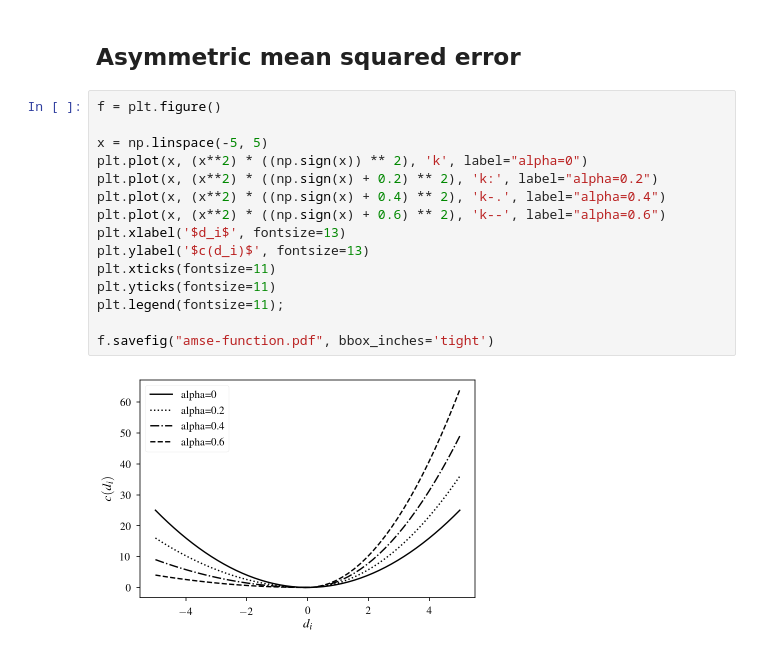
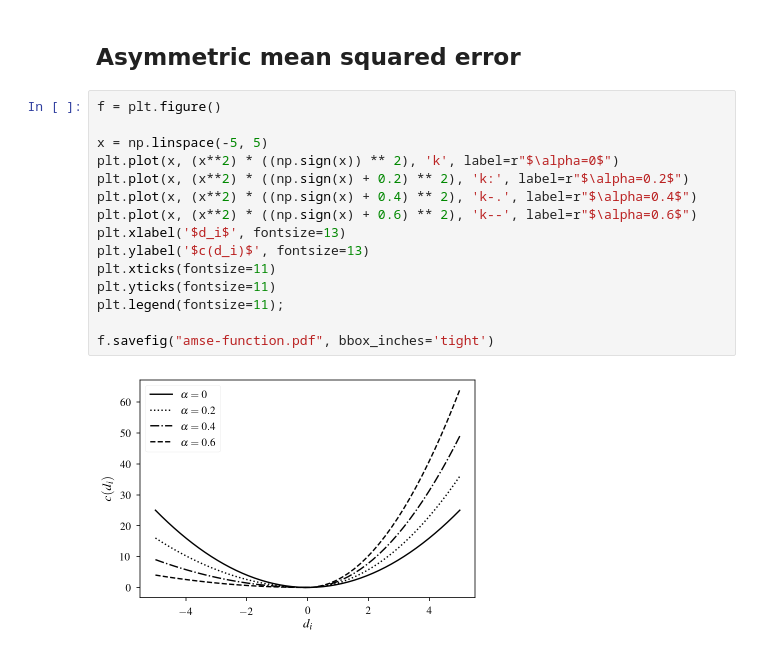
Before and after one commit to vcahlik/fifteen-puzzle, a Jupyter notebook: prototype/notebooks/AsymmetricCostFunction.ipynb, the cells around one changed output. Drawn from its saved outputs; the diff is of its cells as text.

```diff
--- a/prototype/notebooks/AsymmetricCostFunction.ipynb
+++ b/prototype/notebooks/AsymmetricCostFunction.ipynb
@@ -16,17 +16,17 @@ rc('text', usetex=True)
 # %%
 f = plt.figure()
 
 x = np.linspace(-5, 5)
-plt.plot(x, (x**2) * ((np.sign(x)) ** 2), 'k', label="alpha=0")
-plt.plot(x, (x**2) * ((np.sign(x) + 0.2) ** 2), 'k:', label="alpha=0.2")
-plt.plot(x, (x**2) * ((np.sign(x) + 0.4) ** 2), 'k-.', label="alpha=0.4")
-plt.plot(x, (x**2) * ((np.sign(x) + 0.6) ** 2), 'k--', label="alpha=0.6")
+plt.plot(x, (x**2) * ((np.sign(x)) ** 2), 'k', label=r"$\alpha=0$")
+plt.plot(x, (x**2) * ((np.sign(x) + 0.2) ** 2), 'k:', label=r"$\alpha=0.2$")
+plt.plot(x, (x**2) * ((np.sign(x) + 0.4) ** 2), 'k-.', label=r"$\alpha=0.4$")
+plt.plot(x, (x**2) * ((np.sign(x) + 0.6) ** 2), 'k--', label=r"$\alpha=0.6$")
 plt.xlabel('$d_i$', fontsize=13)
 plt.ylabel('$c(d_i)$', fontsize=13)
 plt.xticks(fontsize=11)
 plt.yticks(fontsize=11)
 plt.legend(fontsize=11);
 
 f.savefig("amse-function.pdf", bbox_inches='tight')
 # %% [output]
-[figure, old version]
+[figure, new version]
```
